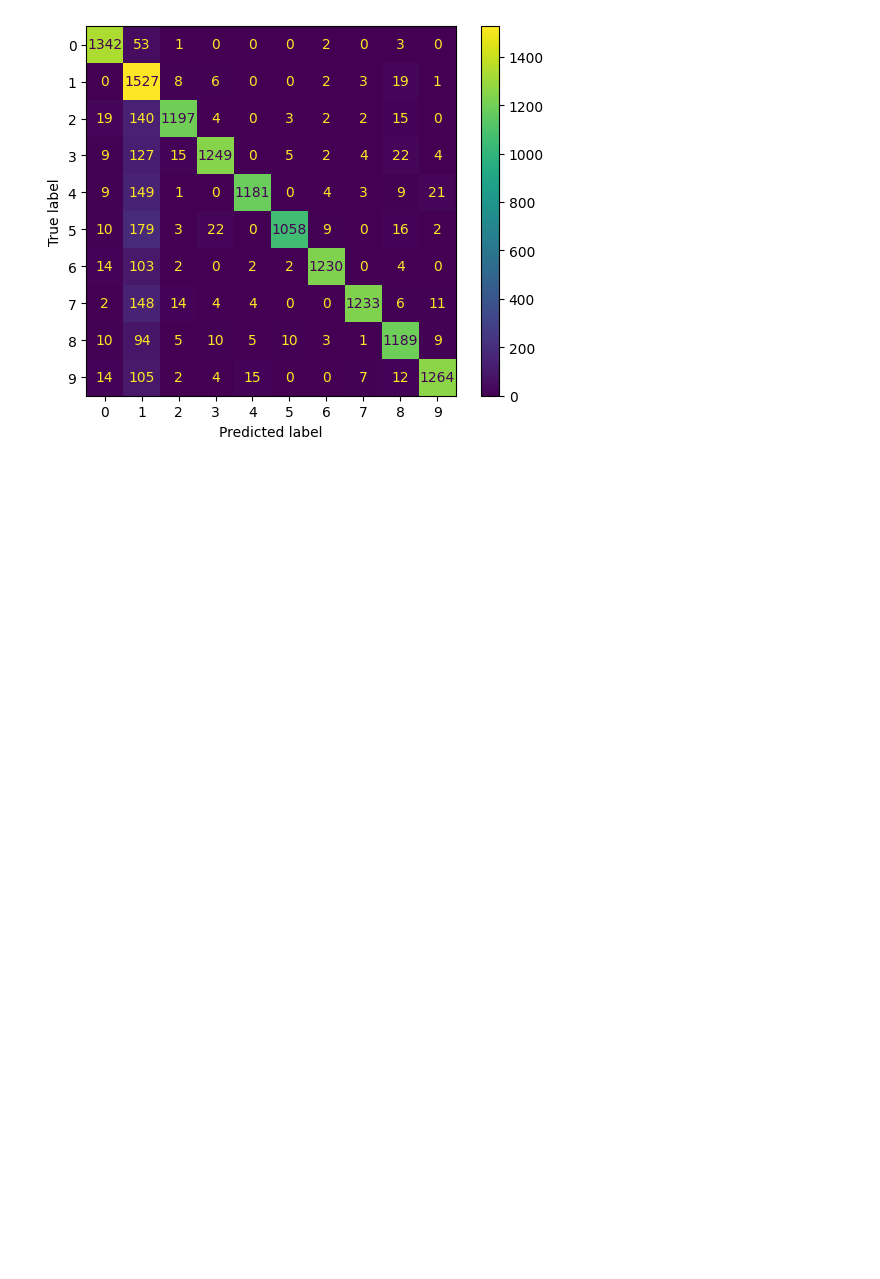
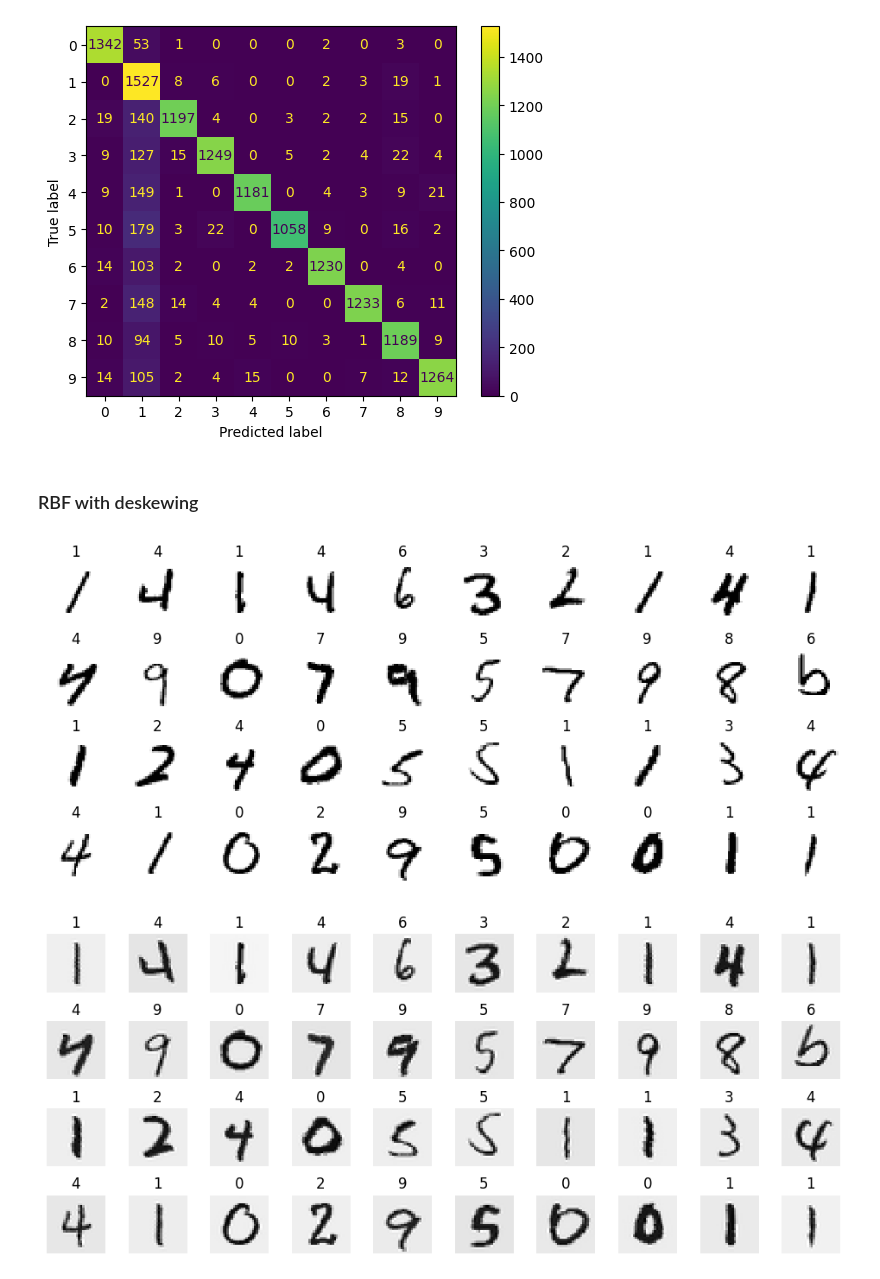
Before and after one commit to fstachura/psi-handwriting-recognition, a Jupyter notebook: svm.ipynb, the cells around one changed output. Drawn from its saved outputs; the diff is of its cells as text; code cells hidden in the pictures; blank space fills up the shorter version.

```diff
--- a/svm.ipynb
+++ b/svm.ipynb
@@ -231,3 +187,5 @@ print_metrics(gs_poly, gs_poly_test_predict, y_test)
 # %% [output]
 accuracy 0.8907142857142857
 [figure]
+# %% [markdown]
+### RBF with deskewing
@@ -233,0 +194,10 @@ accuracy 0.8907142857142857
+# %%
+from deskewing import deskew
+X_train_deskewed = np.array([deskew(x.reshape(28,28)) for x in X_train.to_numpy()])
+X_test_deskewed = np.array([deskew(x.reshape(28,28)) for x in X_test.to_numpy()])
+# %%
+plot_mnist(X_train.iloc[:40].to_numpy(), y_train.iloc)
+plot_mnist(X_train_deskewed, y_train.iloc)
+# %% [output]
+[figure, added]
+[figure, added]
```
Also changed, not shown: parts of 9 cells of this notebook, 1 other file.
